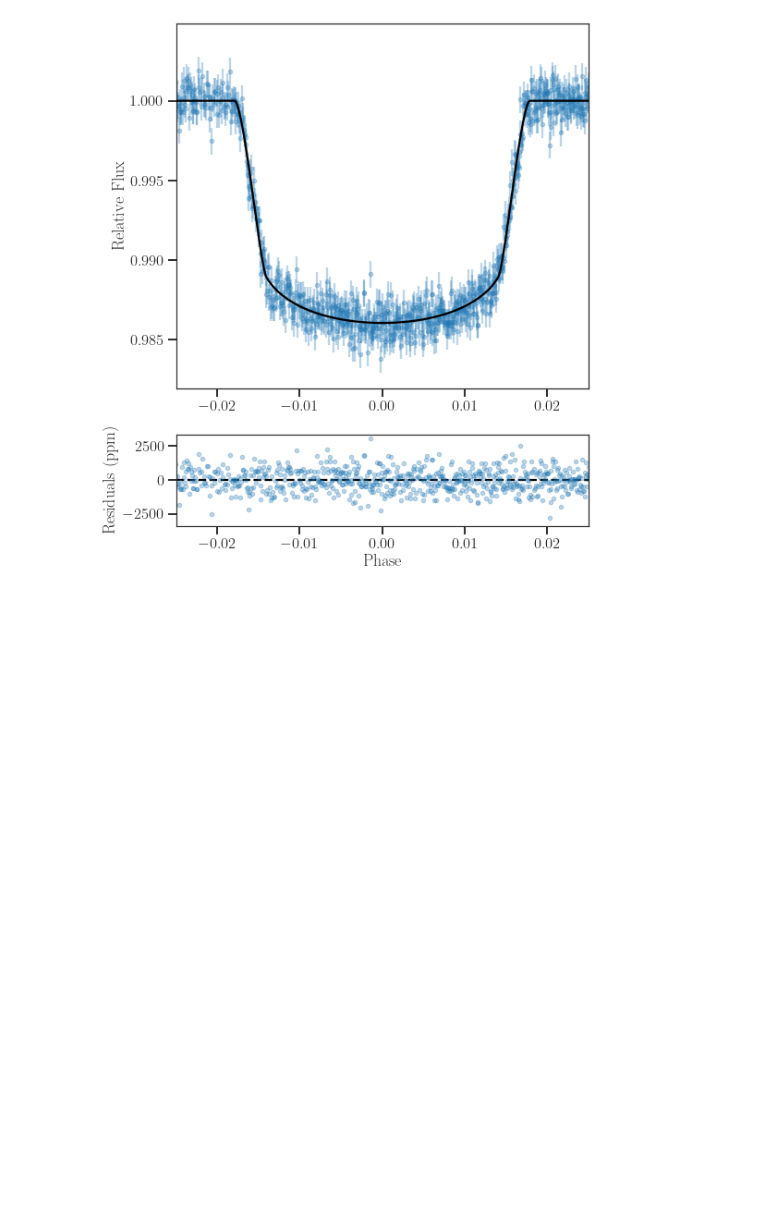
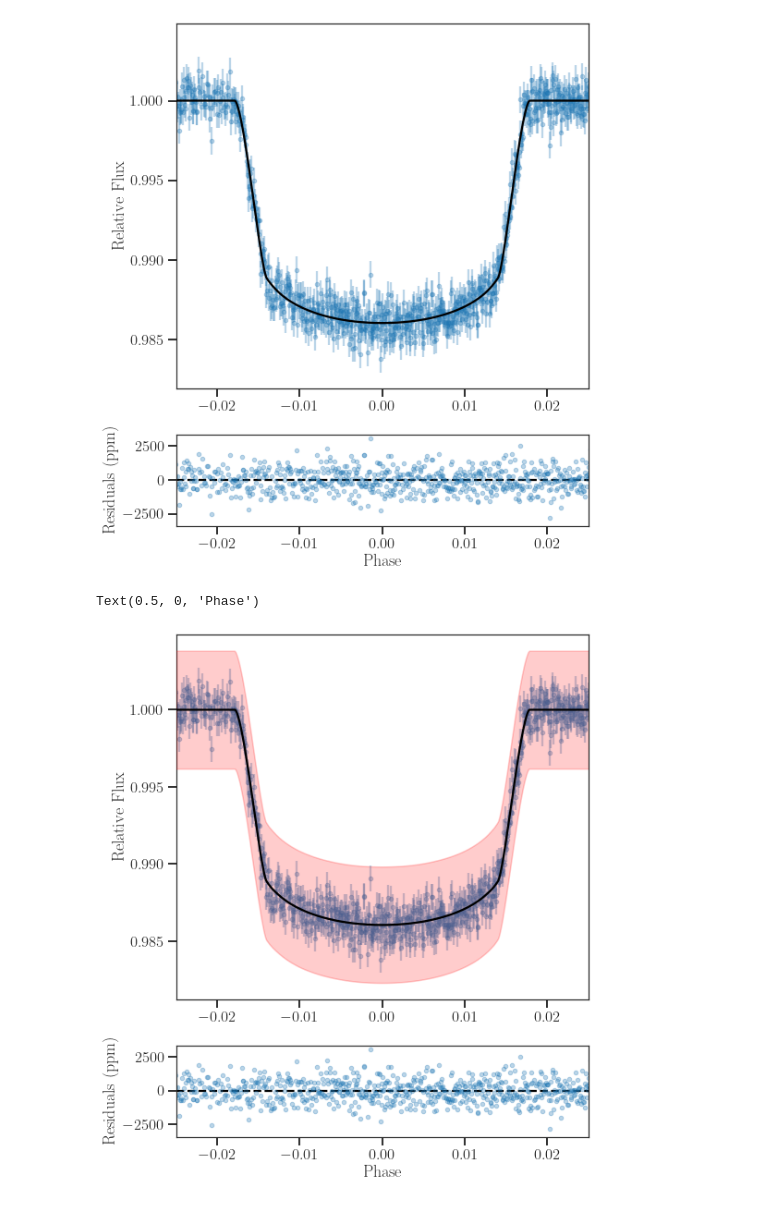
Before and after one commit to Jayshil/ld-project-updated, a Jupyter notebook: WASP-62/phase.ipynb, the cells around one changed output. Cells and saved outputs as stored; diff of their text form; code cells hidden in the pictures; blank space fills up the shorter version.

Commit message:
Error in phases

```diff
--- a/WASP-62/phase.ipynb
+++ b/WASP-62/phase.ipynb
@@ -122,3 +132,49 @@ plt.savefig('phot_planet1_instrument_TESS.pdf')
 # %% [output]
 Text(0.5, 0, 'Phase')
 [figure]
+# %%
+# Sector
+sec = 'TESS3'
+
+# Phases
+phases = jl.get_phases(dataset.times_lc[sec], P, t0)
+
+# Extract full model:
+transit_plus_GP_model = res1.lc.evaluate(sec, return_err=True)
+
+# Deterministic part of the model (in our case transit divided by mflux):
+transit_model = res1.lc.model[sec]['deterministic']
+model_ue = res1.lc.model[sec]['deterministic_uerror']
+model_le = res1.lc.model[sec]['deterministic_lerror']
+
+# For normalisation
+fac = 1/np.max(transit_model)
+
+# GP part of the model:
+gp_model = res1.lc.model[sec]['GP']
+
+data_phs = (dataset.data_lc[sec] - gp_model)*fac
+data_err_phs = dataset.errors_lc[sec]*fac
+
+resid = (data_phs - transit_model*fac)*1e6
+
+fig_a = plt.figure(figsize = (8,10))
+gs_a = gridspec.GridSpec(2, 1, height_ratios = [4,1])
+
+ax11 = plt.subplot(gs_a[0])
+ax11.errorbar(phases, data_phs, yerr=data_err_phs, fmt='.', alpha=0.3)
+ax11.plot(phases[idx], transit_model[idx]*fac, c='black', zorder=10)
+ax11.fill_between(phases[idx], model_ue[idx]*fac, model_le[idx]*fac, color='red', alpha=0.2, zorder=5)
+ax11.set_ylabel('Relative Flux')
+
+ax22 = plt.subplot(gs_a[1], sharex = ax11)
+ax22.errorbar(phases, resid, fmt='.', alpha=0.3)
+ax22.axhline(y=0.0, c='black', ls='--')
+ax22.set_ylabel('Residuals (ppm)')
+
+
+plt.xlim([-0.025, 0.025])
+plt.xlabel('Phase')
+# %% [output]
+Text(0.5, 0, 'Phase')
+[figure, added]
```
Also changed, not shown: parts of 3 cells of this notebook.
